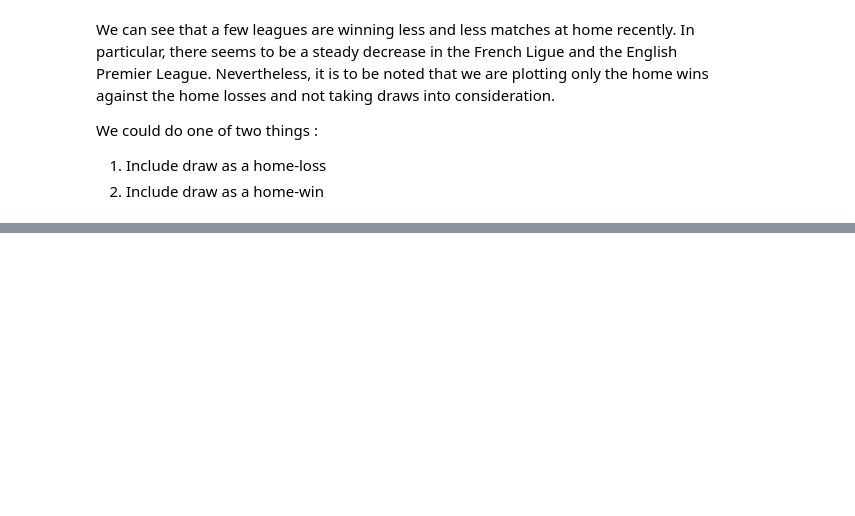
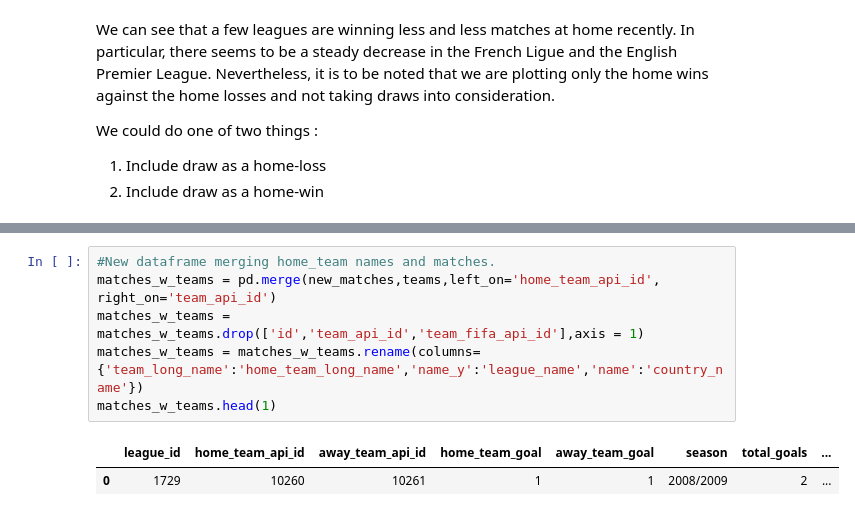
Before and after one commit to rsibi/Springboard, a Jupyter notebook: DataStory/European Leagues.ipynb, the cells around one changed output, grey strips where cells are left out. Saved outputs shown, nothing was run; the diff lists cells and outputs as text; blank space fills up the shorter version.

```diff
--- a/DataStory/European Leagues.ipynb
+++ b/DataStory/European Leagues.ipynb
@@ -199,0 +190,9 @@ We could do one of two things :
+# %%
+#New dataframe merging home_team names and matches.
+matches_w_teams = pd.merge(new_matches,teams,left_on='home_team_api_id', right_on='team_api_id')
+matches_w_teams = matches_w_teams.drop(['id','team_api_id','team_fifa_api_id'],axis = 1)
+matches_w_teams = matches_w_teams.rename(columns={'team_long_name':'home_team_long_name','name_y':'league_name','name':'country_name'})
+matches_w_teams.head(1)
+# %% [output]
+|  | league_id | home_team_api_id | away_team_api_id | home_team_goal | away_team_goal | season | total_goals | ... |
+| 0 | 1729 | 10260 | 10261 | 1 | 1 | 2008/2009 | 2 | ... |
```
Also changed, not shown: parts of 9 cells of this notebook.
